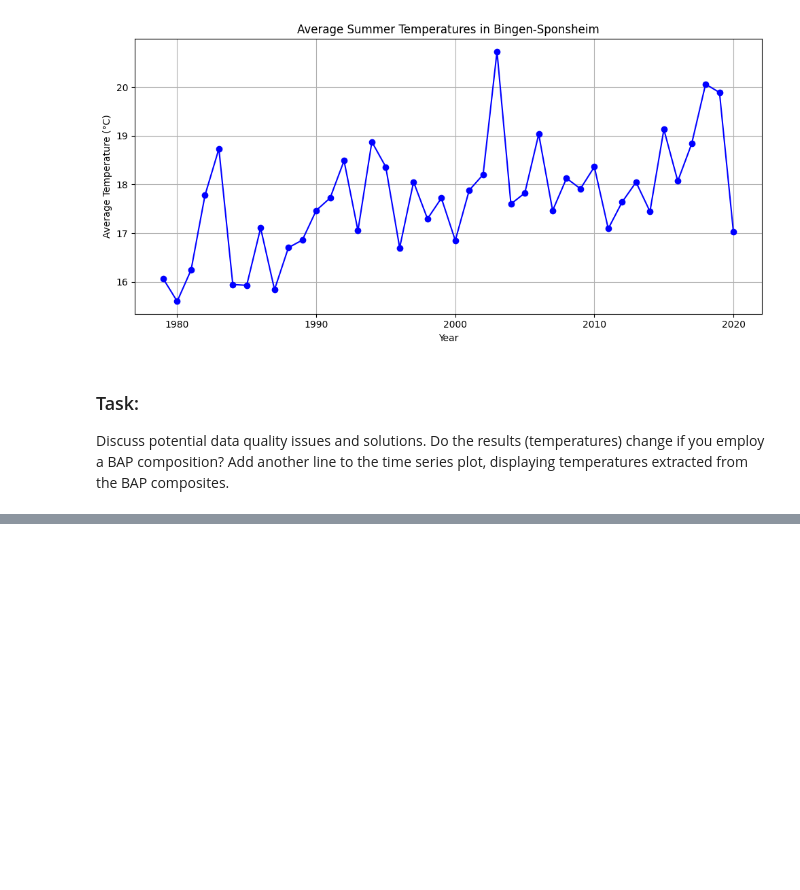
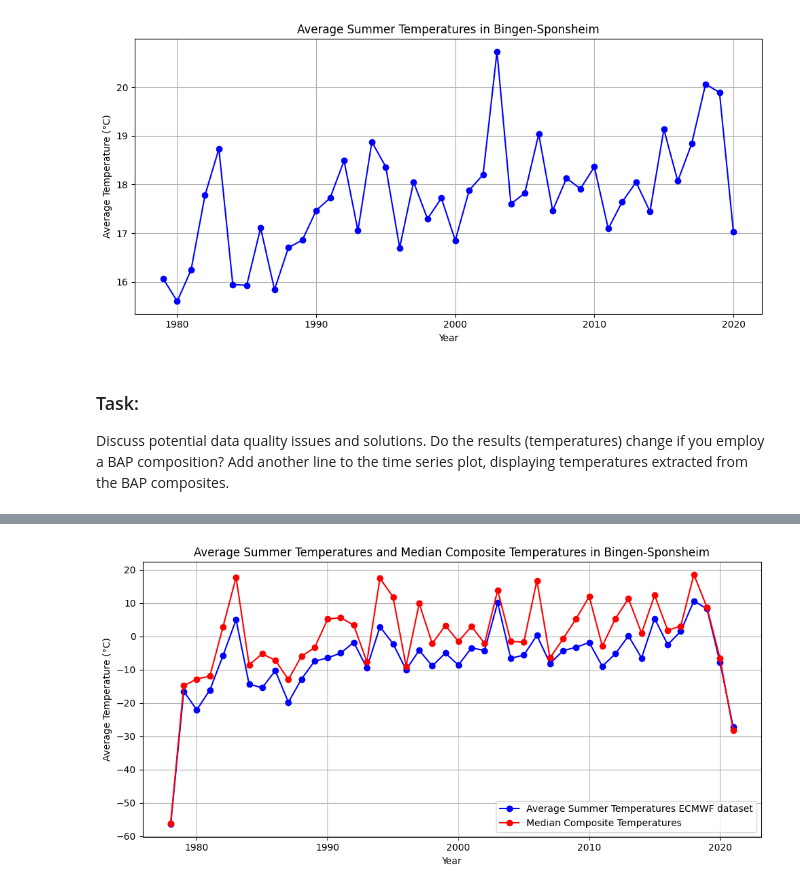
Before and after one commit to iwh-halle/fdap-2024-Big-Eric-Blip, a Jupyter notebook: homework/09_satellites.ipynb, the cells around one changed output, grey strips where cells are left out. Drawn from its saved outputs; the diff is of its cells as text; code cells hidden in the pictures; blank space fills up the shorter version.

```diff
--- a/homework/09_satellites.ipynb
+++ b/homework/09_satellites.ipynb
@@ -138,0 +136,90 @@ AttributeError: 'ComputedObject' object has no attribute 'int'
+# %%
+import ee
+import geemap
+import matplotlib.pyplot as plt
+
+# Initialize Earth Engine
+ee.Initialize()
+
+# Define the location
+location = ee.Geometry.Point([7.925022563514017, 49.920937991529186])
+
+# Define the time period
+start_year = 1978
+end_year = 2021
+
+# Function to rename bands in an ImageCollection
+def rename_bands(image):
+    return image.rename(['temperature'])
+
+# Load the ECMWF/ERA5 Monthly dataset and rename the temperature band
+dataset1 = ee.ImageCollection('ECMWF/ERA5/MONTHLY') \
+    .filterBounds(location) \
+    .filterDate(f'{start_year}-01-01', f'{end_year}-12-31') \
+    .select('mean_2m_air_temperature') \
+    .map(rename_bands)
+
+# Load the TerraClimate dataset for monthly temperature and rename the temperature band
+dataset2 = ee.ImageCollection('IDAHO_EPSCOR/TERRACLIMATE') \
+    .filterBounds(location) \
+    .filterDate(f'{start_year}-01-01', f'{end_year}-12-31') \
+    .select('tmmx') \
+    .map(rename_bands)
+
+# Combine the datasets into one ImageCollection
+combined_dataset = dataset1.merge(dataset2)
+
+# Filter the combined dataset for summer months (June, July, August)
+summer_months = combined_dataset.filter(ee.Filter.calendarRange(6, 8, 'month'))
+
+# Median Composite for summer months
+def get_median_composite(year):
+    start_date = ee.Date.fromYMD(year, 6, 1)
+    end_date = start_date.advance(3, 'month')
+    summer_images = summer_months.filterDate(start_date, end_date)
+    median_composite = summer_images.median()
+    mean_temp = median_composite.reduceRegion(
+        reducer=ee.Reducer.mean(),
+        geometry=location,
+        scale=1000
+    ).get('temperature')
+    return ee.Algorithms.If(mean_temp, ee.Feature(None, {'year': year, 'mean_temperature': mean_temp}), None)
+
+years = ee.List.sequence(start_year, end_year)
+median_composite_series = ee.FeatureCollection(years.map(lambda year: get_median_composite(year))).filter(ee.Filter.notNull(['mean_temperature']))
+
+# Convert the median composite results to a list for plotting
+median_composite_list = median_composite_series.reduceColumns(
+    ee.Reducer.toList(2),
+    ['mean_temperature', 'year']
+).get('list')
+
+median_composite_data = ee.List(median_composite_list).getInfo()  # Getting data to client-side for plotting
+median_composite_data = sorted(median_composite_data, key=lambda x: x[1])
+
+# Extracting median composite temperature values and years
+median_years = [int(x[1]) for x in median_composite_data]
+median_temperature_values = [x[0] - 273.15 for x in median_composite_data]  # Converting from Kelvin to Celsius
+
+
+# Extracting temperature values and years
+years = []
+temperature_values = []
+
+for temp, year in temperature_data:
+    years.append(int(year))
+    temperature_values.append(temp - 273.15)  # Convert from Kelvin to Celsius
+
+# Plot both average summer temperatures and median composite temperatures using Matplotlib
+plt.figure(figsize=(10, 5))
+plt.plot(years, temperature_values, marker='o', linestyle='-', color='blue', label='Average Summer Temperatures ECMWF dataset')
+plt.plot(median_years, median_temperature_values, marker='o', linestyle='-', color='red', label='Median Composite Temperatures')
+plt.title('Average Summer Temperatures and Median Composite Temperatures in Bingen-Sponsheim')
+plt.xlabel('Year')
+plt.ylabel('Average Temperature (°C)')
+plt.grid(True)
+plt.legend()
+plt.tight_layout()
+plt.show()
+# %% [output]
+[figure, added]
```
Also changed, not shown: parts of 1 cell of this notebook.
